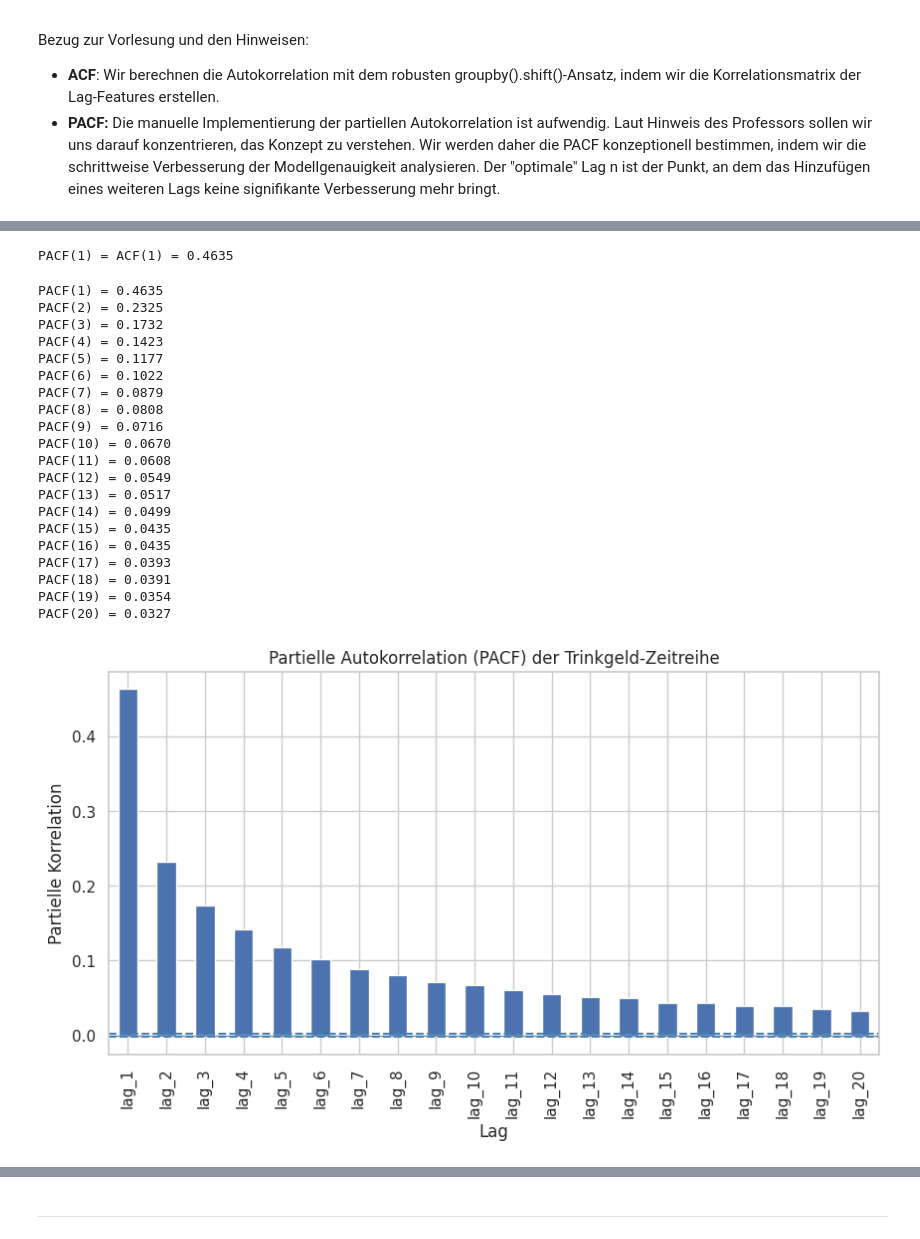
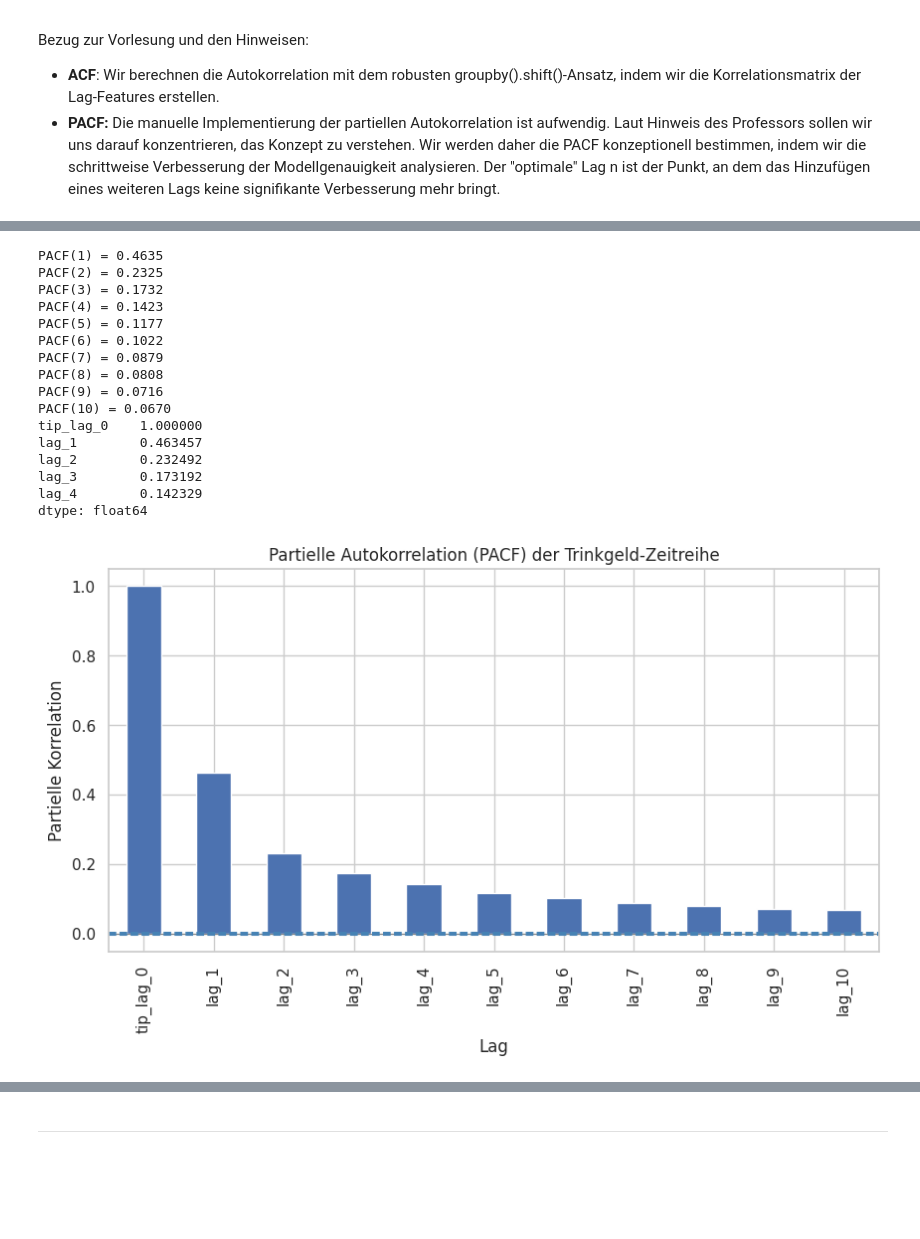
Before and after one commit to Datata1/dabi2-vorbereitung, a Jupyter notebook: notebooks/hofmann/project_a2.ipynb, the cells around one changed output, grey strips where cells are left out. Drawn from its saved outputs; the diff is of its cells as text; code cells hidden in the pictures; blank space fills up the shorter version.

```diff
--- a/notebooks/hofmann/project_a2.ipynb
+++ b/notebooks/hofmann/project_a2.ipynb
@@ -53,7 +53,7 @@ Wie in der Vorlesung besprochen und im Hinweisblatt empfohlen, können Standard-
 Wir verwenden die groupby('user_id').shift(k)-Methode. Dies stellt sicher, dass die Lag-Werte korrekt pro User berechnet werden und am Anfang der Bestellhistorie eines neuen Users korrekterweise NaN steht. Wir erstellen Lags für bis zu 5 vorhergehende Bestellungen, wie im Hinweisblatt vorgeschlagen.
 # %%
 # --- Schritt 4: Lag-Features erstellen ---
-for i in range(1, 21):
+for i in range(1, 11):
     df[f'tip_lag_{i}'] = df.groupby('user_id')['tip'].shift(i)
 df[df['user_id'] == 3].head(10)
 # %% [output]
@@ -251,11 +251,3 @@ Name: tip, dtype: float64
-# %%
-# --- Schritt 2.1: Vorbereitung und PACF(1) ---
-# PACF(1) ist per Definition identisch mit ACF(1)
-pacf_1 = acf_values.loc['tip_lag_1']
-
-print(f"PACF(1) = ACF(1) = {pacf_1:.4f}")
-# %% [output]
-PACF(1) = ACF(1) = 0.4635
 # %%
 def calculate_pacf(df, lag):
 
@@ -286,53 +278,50 @@ def calculate_pacf(df, lag):
 
     return pacf_value
 # %%
-pacf_values_dict = {}
+pacf_values_dict = {'tip_lag_0': 1}
 
 # Schleife, um die Funktion für die Lags 1 bis 5 aufzurufen
-max_lag_to_calc = 20
+max_lag_to_calc = 10
 for n in range(1, max_lag_to_calc + 1):
     pacf_val = calculate_pacf(df, lag=n)
     pacf_values_dict[f'lag_{n}'] = pacf_val
     print(f"PACF({n}) = {pacf_val:.4f}")
 
 # Ergebnisse in eine Pandas Series umwandeln für die Visualisierung
 pacf_values = pd.Series(pacf_values_dict)
+print(pacf_values.head())
 
 plt.figure(figsize=(10, 5))
 pacf_values.plot(kind='bar')
 plt.title('Partielle Autokorrelation (PACF) der Trinkgeld-Zeitreihe')
 plt.xlabel('Lag')
 plt.ylabel('Partielle Korrelation')
 plt.axhline(0, color='grey', linewidth=0.8)
 
 # Konfidenzintervall
 n_obs = len(df.dropna()) # Gesamtzahl der Beobachtungen für eine grobe Schätzung
 conf_interval = 2 / np.sqrt(n_obs)
 plt.axhline(conf_interval, color='steelblue', linestyle='--')
 plt.axhline(-conf_interval, color='steelblue', linestyle='--')
 plt.show()
 # %% [output]
 PACF(1) = 0.4635
 PACF(2) = 0.2325
 PACF(3) = 0.1732
 PACF(4) = 0.1423
 PACF(5) = 0.1177
 PACF(6) = 0.1022
 PACF(7) = 0.0879
 PACF(8) = 0.0808
 PACF(9) = 0.0716
 PACF(10) = 0.0670
-PACF(11) = 0.0608
-PACF(12) = 0.0549
-PACF(13) = 0.0517
-PACF(14) = 0.0499
-PACF(15) = 0.0435
-PACF(16) = 0.0435
-PACF(17) = 0.0393
-PACF(18) = 0.0391
-PACF(19) = 0.0354
-PACF(20) = 0.0327
+tip_lag_0    1.000000
+lag_1        0.463457
+lag_2        0.232492
+lag_3        0.173192
+lag_4        0.142329
+dtype: float64
-[figure, old version]
+[figure, new version]
 # %%
 # --- Schritt 2: Genauigkeit für AR(1) bis AR(5) berechnen ---
 accuracies = {}
```
Also changed, not shown: parts of 7 cells of this notebook, 9 other files.
